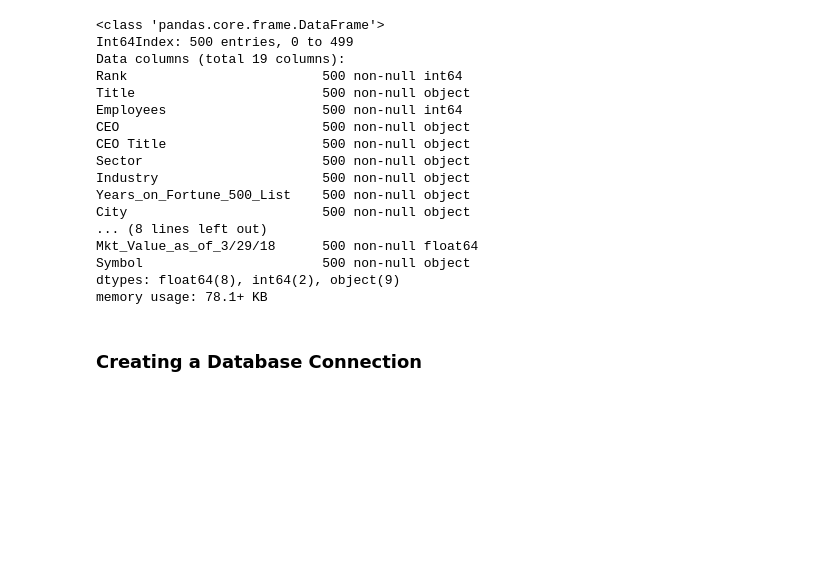
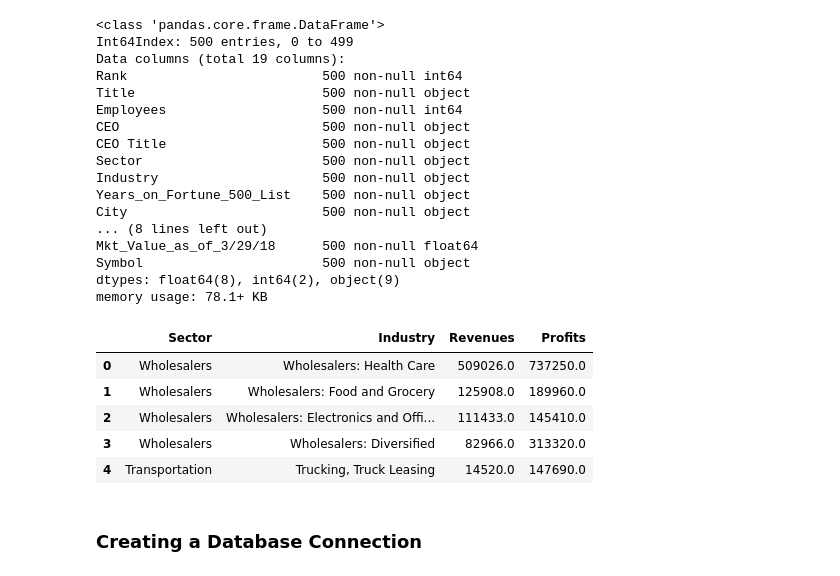
Before and after one commit to ic2019/group_project2, a Jupyter notebook: Scripts/Data_Cleaning_Exploration.ipynb, the cells around one changed output. Drawn from its saved outputs; the diff is of its cells as text; code cells hidden in the pictures; blank space fills up the shorter version.

```diff
--- a/Scripts/Data_Cleaning_Exploration.ipynb
+++ b/Scripts/Data_Cleaning_Exploration.ipynb
@@ -283,15 +283,16 @@ memory usage: 78.1+ KB
 fortune500_data.to_csv("../fortune500/db/fortune500.csv", index=False)
 # %%
 # Calculating agregated revenue and profit sector wise
-grand_total_revenue = sum(fortune500_data["Revenues"])
-grand_total_profit = sum(fortune500_data["Profits"])
 
 # Creating more dataframes for sector wise aggregation for revenues and Profits
-agg_sector_revenue_perc = fortune500_data[["Sector","Revenues"]].groupby("Sector").sum().sort_values("Revenues", ascending=False).reset_index()
-agg_sector_profits_perc = fortune500_data[["Sector", "Profits"]].groupby("Sector").sum().sort_values("Profits", ascending=False).reset_index()
-
-# Creating dataframes for industry wise aggregation for revenues and profits
-agg_industry_revenue_perc = fortune500_data[["Industry","Revenues"]].groupby("Industry").sum().sort_values("Revenues", ascending=False).reset_index()
-agg_industry_profits_perc = fortune500_data[["Industry", "Profits"]].groupby("Industry").sum().sort_values("Profits", ascending=False).reset_index()
+agg_sector = fortune500_data[["Sector","Industry","Revenues", "Profits"]].groupby(["Sector", "Industry"]).sum().sort_values(by=["Sector", "Industry"], ascending=False).reset_index()
+agg_sector.head()
+# %% [output]
+|  | Sector | Industry | Revenues | Profits |
+| 0 | Wholesalers | Wholesalers: Health Care | 509026.0 | 737250.0 |
+| 1 | Wholesalers | Wholesalers: Food and Grocery | 125908.0 | 189960.0 |
+| 2 | Wholesalers | Wholesalers: Electronics and Offi... | 111433.0 | 145410.0 |
+| 3 | Wholesalers | Wholesalers: Diversified | 82966.0 | 313320.0 |
+| 4 | Transportation | Trucking, Truck Leasing | 14520.0 | 147690.0 |
 # %%
 # Writing the aggregate data into CSV's
```
Also changed, not shown: parts of 6 cells of this notebook, 6 other files.
